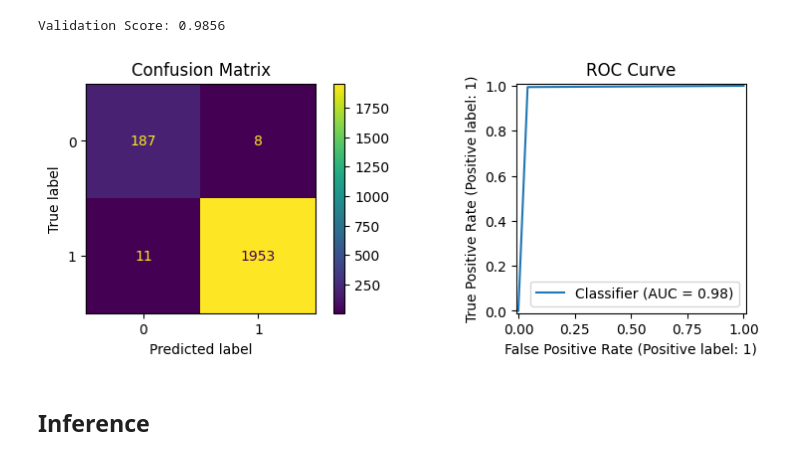
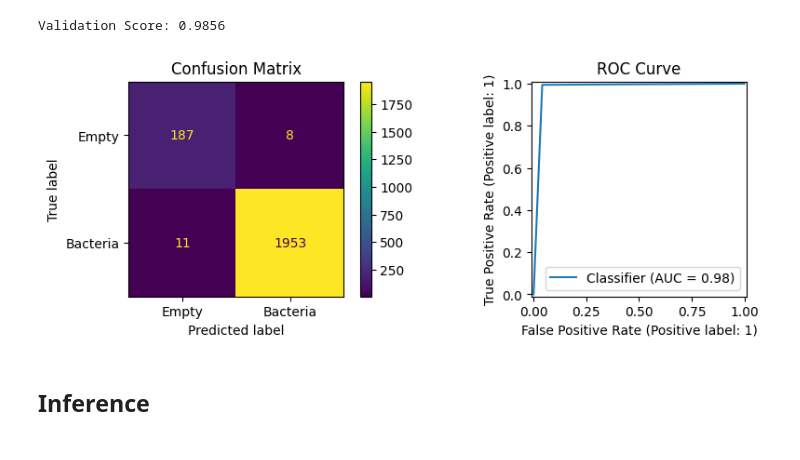
Before and after one commit to MagnusS0/AgarVision_2024, a Jupyter notebook: notebooks/binary_classifier.ipynb, the cells around one changed output. Cells and saved outputs as stored; diff of their text form; code cells hidden in the pictures.

```diff
--- a/notebooks/binary_classifier.ipynb
+++ b/notebooks/binary_classifier.ipynb
@@ -426,21 +426,21 @@ Validation Score: 0.9856
 # %%
 # Vizulize the valdiation scores
 
 cm = confusion_matrix(y_true, y_pred)
 
 fig, axs = plt.subplots(1, 2, figsize=(10, 3))
 
 # Plot confusion matrix
 axs[0].set_title('Confusion Matrix')
-ConfusionMatrixDisplay(cm).plot(ax=axs[0])
+ConfusionMatrixDisplay(cm, display_labels=('Empty', 'Bacteria')).plot(ax=axs[0])
 
 # Plot ROC curve
 axs[1].set_title('ROC Curve')
 RocCurveDisplay.from_predictions(y_true, y_pred, ax=axs[1])
 
 plt.show()
 # %% [output]
-[figure, old version]
+[figure, new version]
 # %% [markdown]
 ## Inference
 # %%
```
